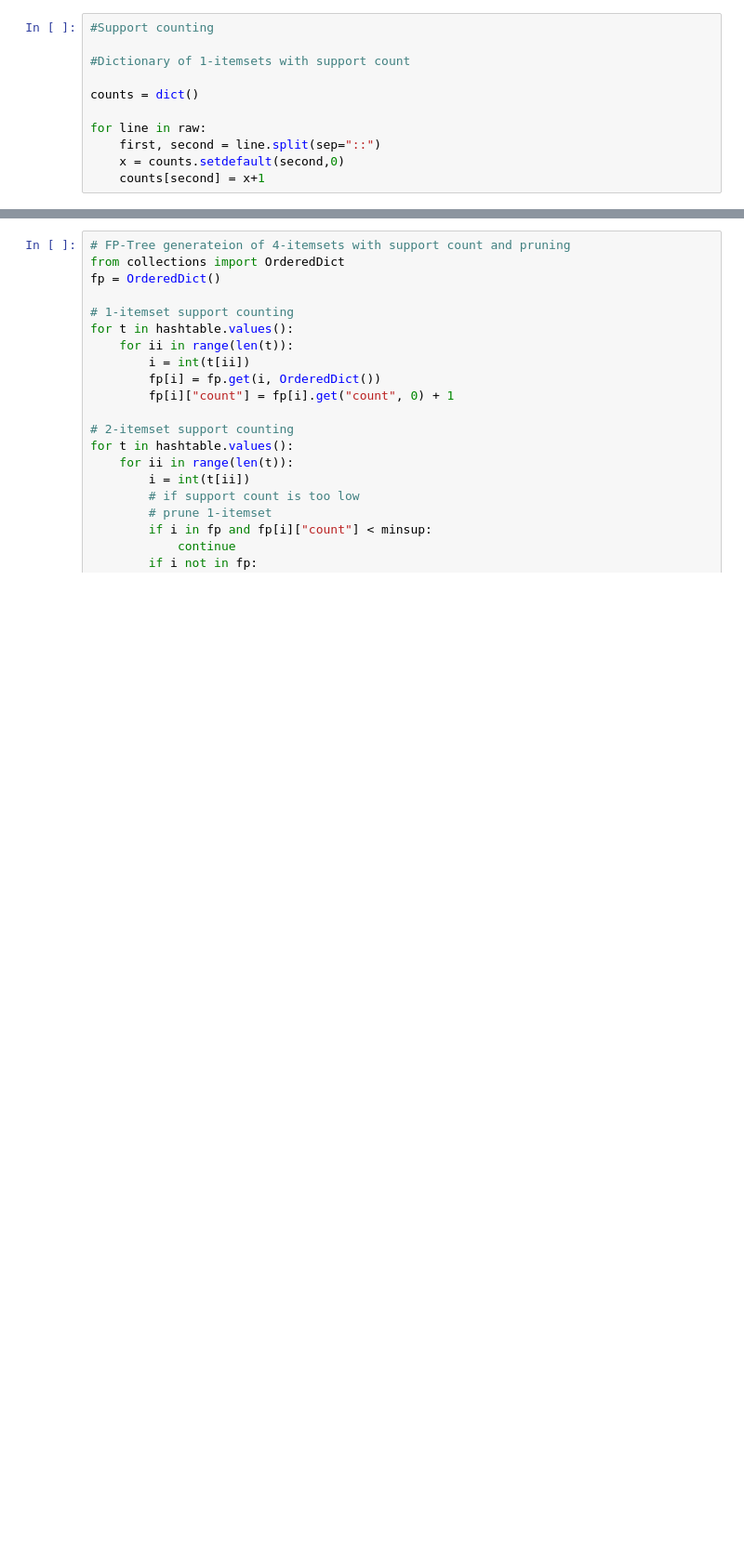
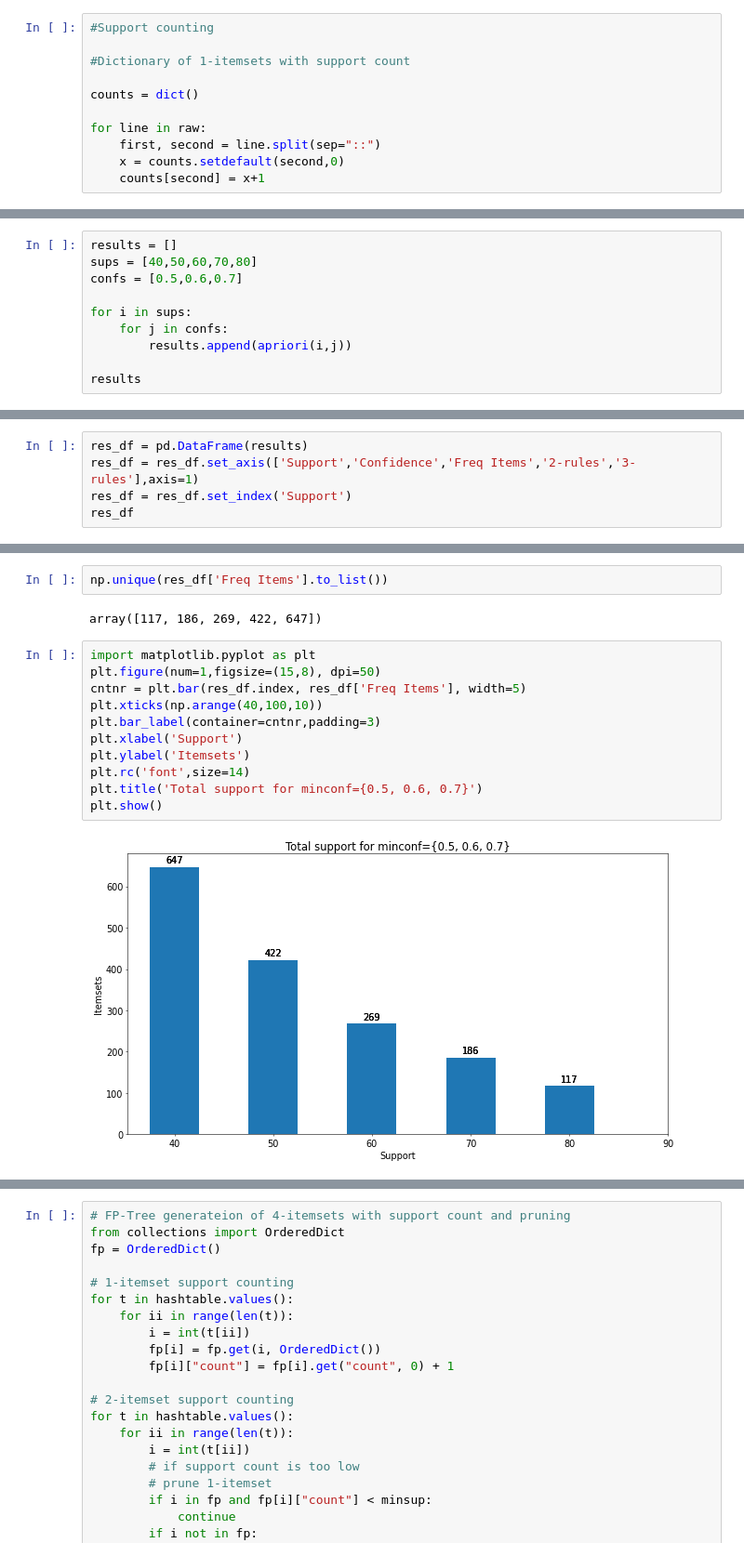
Before and after one commit to njmaysonet/data-mining-project-1, a Jupyter notebook: apriori/project1.ipynb, the cells around one changed output, grey strips where cells are left out. Shown: that part at 93% size. Cells and saved outputs as stored; diff of their text form; blank space fills up the shorter version.

Commit message:
Added bar charts

```diff
--- a/apriori/project1.ipynb
+++ b/apriori/project1.ipynb
@@ -83,0 +356,10 @@ plt.show()
+# %%
+results = []
+sups = [40,50,60,70,80]
+confs = [0.5,0.6,0.7]
+
+for i in sups:
+    for j in confs:
+        results.append(apriori(i,j))
+
+results
@@ -83,0 +382,5 @@ plt.show()
+# %%
+res_df = pd.DataFrame(results)
+res_df = res_df.set_axis(['Support','Confidence','Freq Items','2-rules','3-rules'],axis=1)
+res_df = res_df.set_index('Support')
+res_df
@@ -83,0 +405,17 @@ plt.show()
+# %%
+np.unique(res_df['Freq Items'].to_list())
+# %% [output]
+array([117, 186, 269, 422, 647])
+# %%
+import matplotlib.pyplot as plt
+plt.figure(num=1,figsize=(15,8), dpi=50)
+cntnr = plt.bar(res_df.index, res_df['Freq Items'], width=5)
+plt.xticks(np.arange(40,100,10))
+plt.bar_label(container=cntnr,padding=3)
+plt.xlabel('Support')
+plt.ylabel('Itemsets')
+plt.rc('font',size=14)
+plt.title('Total support for minconf={0.5, 0.6, 0.7}')
+plt.show()
+# %% [output]
+[figure, added]
```
Also changed, not shown: parts of 20 cells of this notebook, 5 other files.
